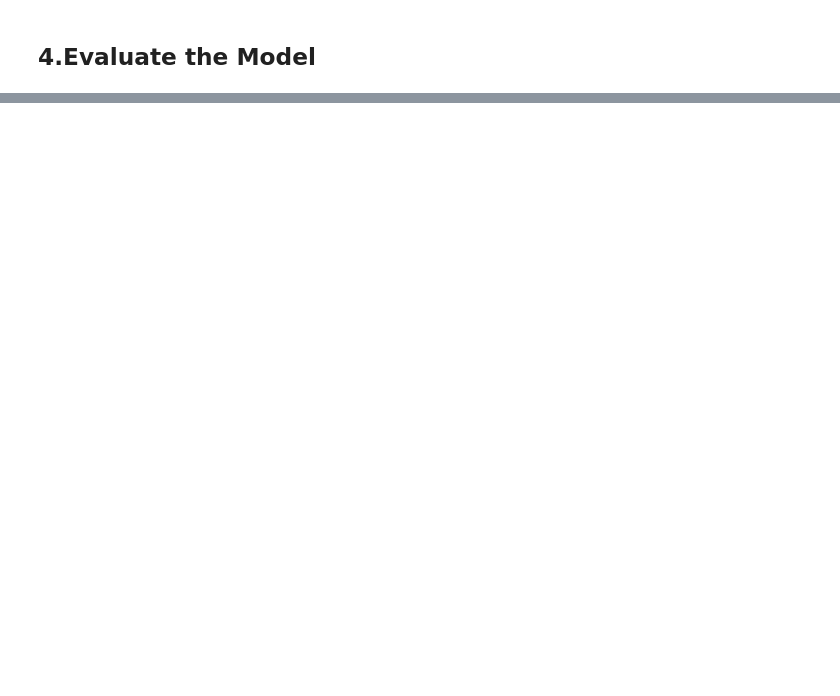
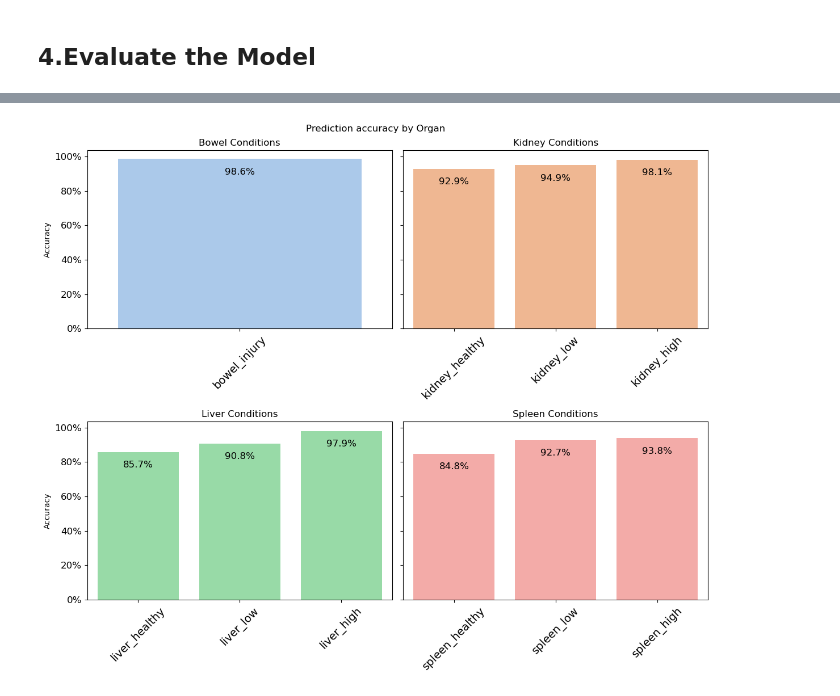
Before and after one commit to Babak-Davani/CtScan-CNN, a Jupyter notebook: PyTorch_CNN.ipynb, the cells around one changed output, grey strips where cells are left out. Saved outputs shown, nothing was run; the diff lists cells and outputs as text; code cells hidden in the pictures; blank space fills up the shorter version.

```diff
--- a/PyTorch_CNN.ipynb
+++ b/PyTorch_CNN.ipynb
@@ -316,6 +336,5 @@ plt.show()
 # %%
 # Ensure the model is in evaluation mode
-
 model.eval()
 
 # Initialize counters
@@ -337,6 +356,10 @@ with torch.no_grad():
 # Calculate the accuracy for each label
 label_accuracy = 100 * label_correct / label_total
 
-# Print accuracy for each label
+# Print and saving accuracy for each label
+file1 = open("S:/Capston/data/model/" + CFG.model_name + "_" + str(CFG.epochs) + "epoch_" + str(CFG.batch_size) + "batch.txt","w")
 for i in range(10):
-    print(f'Accuracy for {CFG.target_col[i]}: {label_accuracy[i]:.2f}%')
+    L = [f'Accuracy for {CFG.target_col[i]}: {label_accuracy[i]:.2f}% \n']
+    file1.writelines(L)
+    print(L[0], end='')
+file1.close()
@@ -343,3 +417,53 @@ for i in range(10):
+# %%
+organ_counts = pd.DataFrame({
+    'Organ': CFG.target_col,
+    'count': label_accuracy
+})
+# %%
+import matplotlib.ticker as mticker
+
+organ_columns = ['bowel', 'kidney', 'liver', 'spleen']
+
+# Create a pastel color palette
+palette = sns.color_palette("pastel", len(organ_columns))
+
+# Creating 2x2 subplots for each organ
+fig, axes = plt.subplots(2, 2, figsize=(12, 10), sharey=True)
+fig.suptitle('Prediction accuracy by Organ')
+
+for i, organ in enumerate(organ_columns):
+    # Determine the subplot location
+    ax = axes[i // 2, i % 2]
+
+    # Filter the DataFrame for the current organ
+    organ_data = organ_counts[organ_counts['Organ'].str.contains(organ)]
+
+    # Create a bar plot for each organ with its unique color
+    bars = sns.barplot(ax=ax, data=organ_data, x='Organ', y='count', color=palette[i])
+    ax.set_title(f'{organ.capitalize()} Conditions')
+    ax.set_xlabel('')
+    ax.set_ylabel('Accuracy')
+
+    # Annotate each bar with percentage
+    for bar in bars.patches:
+        ax.text(bar.get_x() + bar.get_width() / 2,
+                bar.get_height()-10,
+                f'{bar.get_height()/100:.1%}',
+                ha='center',
+                va='bottom',
+               size=12)
+
+    # Format y-axis to show percentage
+    ax.yaxis.set_major_formatter(mticker.PercentFormatter())
+
+    ax.tick_params(axis='x', rotation=45, labelsize=14)
+    ax.tick_params(axis='y', labelsize=12)
+
+plt.tight_layout()
+plt.savefig( "Prediction accuracy by Organ.png", dpi=600, transparent=True)
+plt.show()
+# %% [output]
+[figure, added]
 # %%
 # saving my entire model
 torch.save(model, "S:/Capston/data/model/" + CFG.model_name + "_" + str(CFG.epochs) + "epoch_" + str(CFG.batch_size) + "batch.pt")
```
Also changed, not shown: parts of 8 cells of this notebook, 14 other files.
